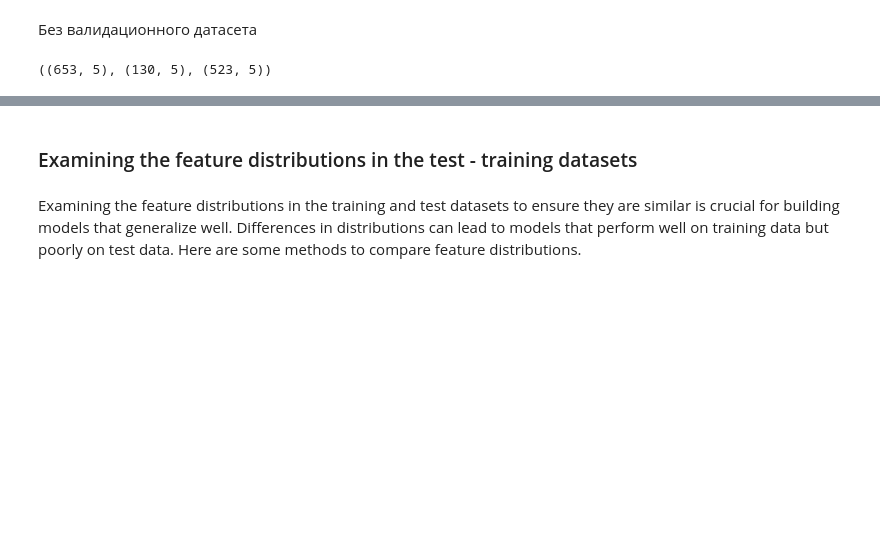
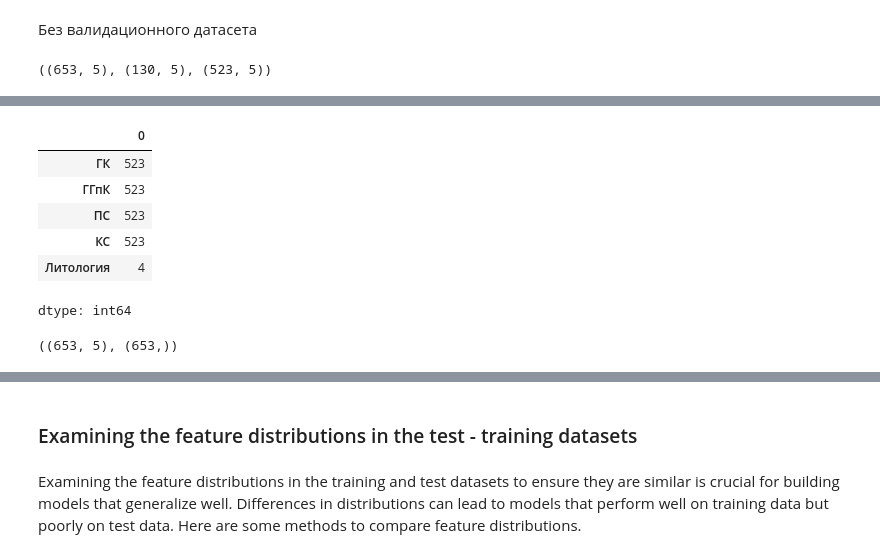
Before and after one commit to MariiaKalinina/R, a Jupyter notebook: Main_func.ipynb, the cells around one changed output, grey strips where cells are left out. Drawn from its saved outputs; the diff is of its cells as text; code cells hidden in the pictures; blank space fills up the shorter version.

```diff
--- a/Main_func.ipynb
+++ b/Main_func.ipynb
@@ -1338,3 +1339,17 @@ X_bootstrap, y_bootstrap
  Name: НТПК, Length: 653, dtype: float64)
+# %%
+X_train.nunique()
+# %% [output]
+|  | 0 |
+| ГК | 523 |
+| ГГпК | 523 |
+| ПС | 523 |
+| КС | 523 |
+| Литология | 4 |
+dtype: int64
 # %%
 X_train, y_train = X_bootstrap, y_bootstrap
+# %%
+X_train.shape, y_train.shape,
+# %% [output]
+((653, 5), (653,))
```
Also changed, not shown: parts of 9 cells of this notebook.
